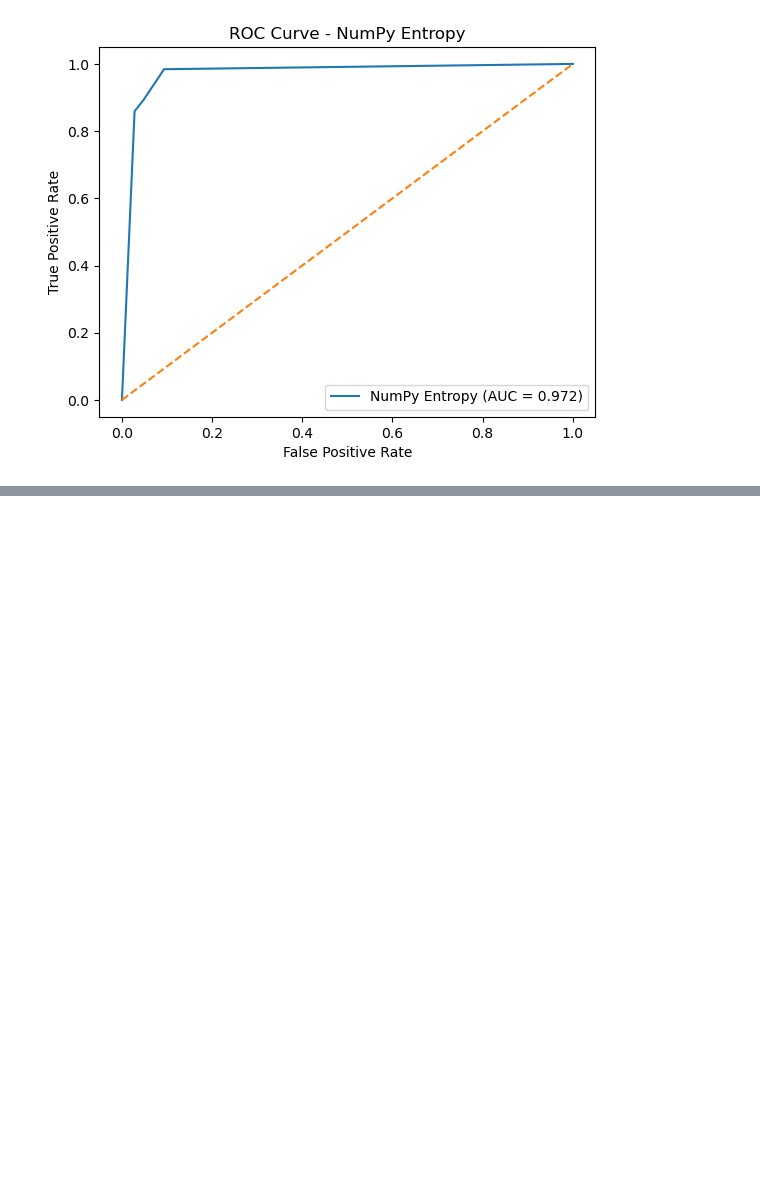
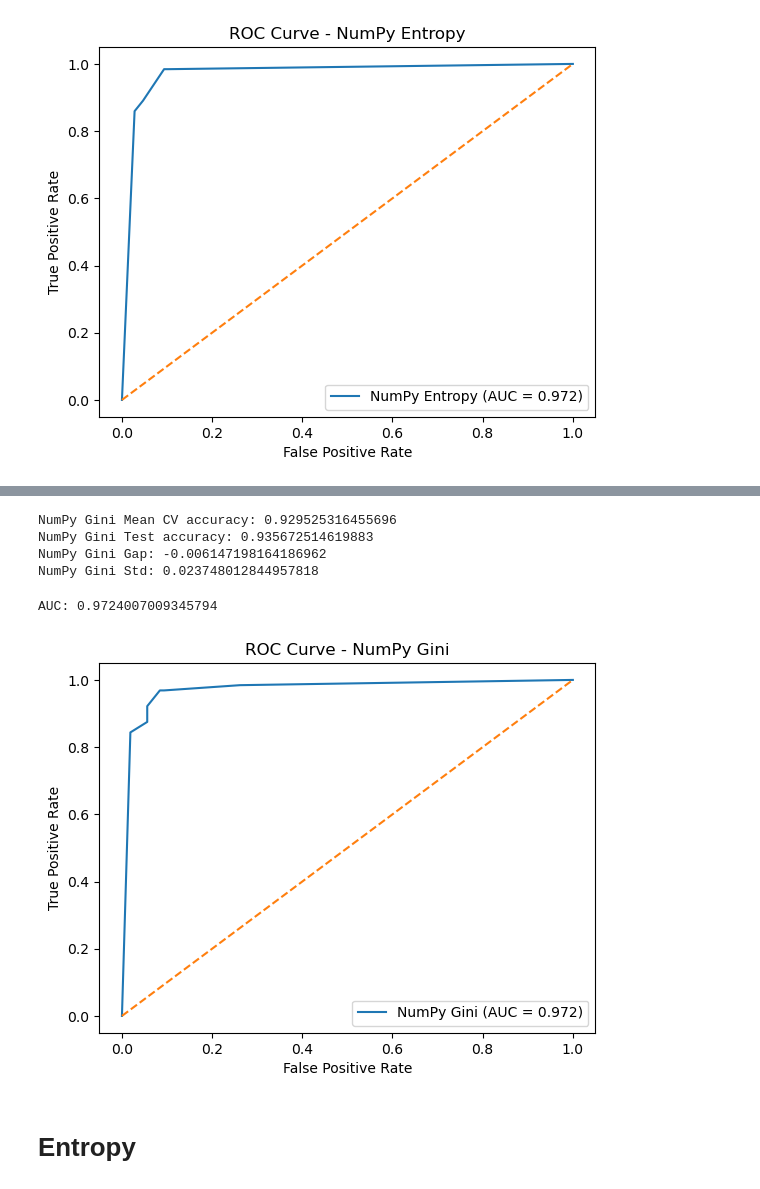
Before and after one commit to Ji980420/Project-ML_VU, a Jupyter notebook: breastCancerData.ipynb, the cells around one changed output, grey strips where cells are left out. Saved outputs shown, nothing was run; the diff lists cells and outputs as text; code cells hidden in the pictures; blank space fills up the shorter version.

```diff
--- a/breastCancerData.ipynb
+++ b/breastCancerData.ipynb
@@ -878,0 +951,27 @@ Entropy AUC: 0.9715975467289719
+# %%
+cv = StratifiedKFold(n_splits=5, shuffle=True, random_state=42)
+
+clf_numpy_gini = NumpyTreeClassifier(
+    criterion="gini",
+    max_depth=5,
+    min_samples_split=10,
+    min_samples_leaf=5,
+    ccp_alpha=0.0
+)
+
+clf_numpy_gini.fit(X_train, y_train)
+
+y_pred_gini = clf_numpy_gini.predict(X_test)
+
+print("NumPy Gini depth:", get_depth(clf_numpy_gini.root_))
+print("NumPy Gini leaves:", count_leaves(clf_numpy_gini.root_))
+
+cal_accuracy(y_test, y_pred_gini)
+
+scores_gini = cross_val_score(
+    clf_numpy_gini,
+    X_train,
+    y_train,
+    cv=cv,
+    scoring="accuracy"
+)
@@ -878,0 +997,33 @@ Entropy AUC: 0.9715975467289719
+# %%
+print("NumPy Gini Mean CV accuracy:", scores_gini.mean())
+print("NumPy Gini Test accuracy:", clf_numpy_gini.score(X_test, y_test))
+print("NumPy Gini Gap:", scores_gini.mean() - clf_numpy_gini.score(X_test, y_test))
+print("NumPy Gini Std:", scores_gini.std())
+# %% [output]
+NumPy Gini Mean CV accuracy: 0.929525316455696
+NumPy Gini Test accuracy: 0.935672514619883
+NumPy Gini Gap: -0.006147198164186962
+NumPy Gini Std: 0.023748012844957818
+# %%
+y_proba = clf_numpy_gini.predict_proba(X_test)[:, 1]
+
+fpr, tpr, _ = roc_curve(y_test, y_proba)
+roc_auc = auc(fpr, tpr)
+
+print("AUC:", roc_auc)
+
+plt.figure()
+plt.plot(fpr, tpr, label=f"NumPy Gini (AUC = {roc_auc:.3f})")
+plt.plot([0, 1], [0, 1], linestyle="--")  # random baseline
+
+plt.xlabel("False Positive Rate")
+plt.ylabel("True Positive Rate")
+plt.title("ROC Curve - NumPy Gini")
+plt.legend()
+
+plt.show()
+# %% [output]
+AUC: 0.9724007009345794
+[figure, added]
+# %% [markdown]
+# Entropy
```
Also changed, not shown: parts of 29 cells of this notebook.
